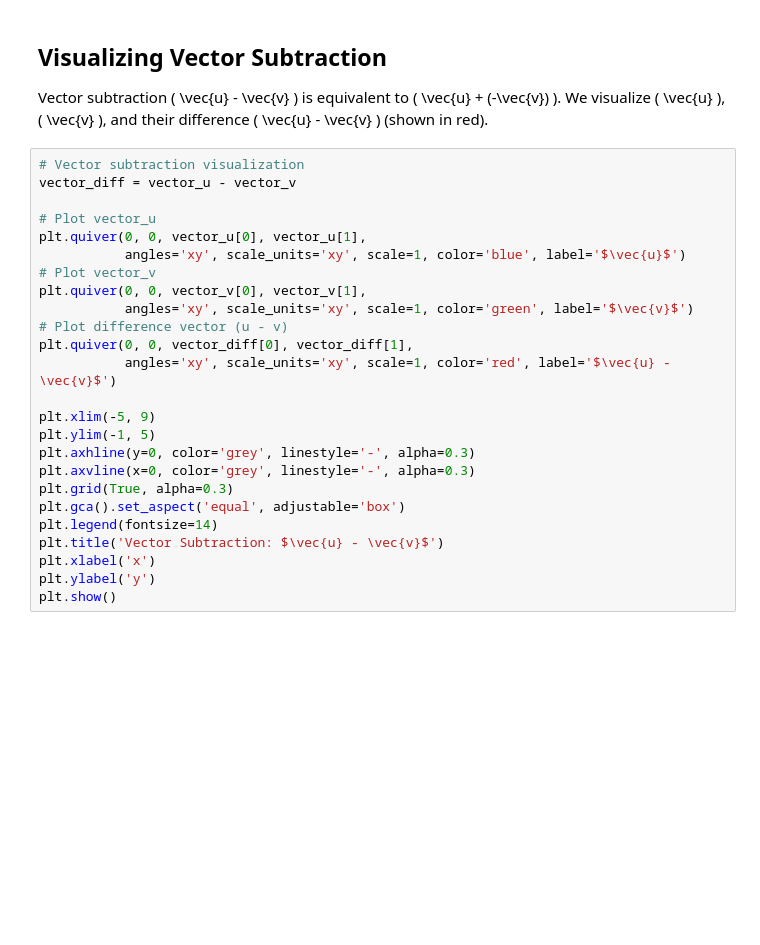
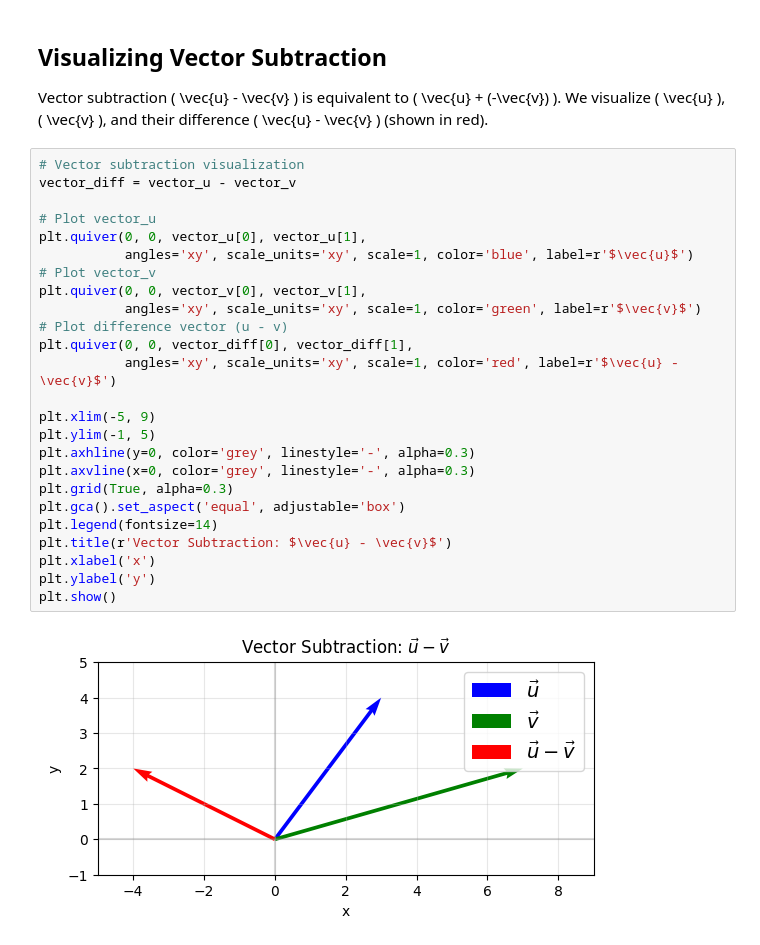
Before and after one commit to shahabnajmosadatypy/Machine-Learning-Mathematics, a Jupyter notebook: vector.ipynb, the cells around one changed output. Cells and saved outputs as stored; diff of their text form; blank space fills up the shorter version.

```diff
--- a/vector.ipynb
+++ b/vector.ipynb
@@ -192,25 +233,27 @@ We visualize \( \vec{u} \), \( \vec{v} \), and their difference \( \vec{u} - \ve
 # %%
 # Vector subtraction visualization
 vector_diff = vector_u - vector_v
 
 # Plot vector_u
 plt.quiver(0, 0, vector_u[0], vector_u[1],
-           angles='xy', scale_units='xy', scale=1, color='blue', label='$\vec{u}$')
+           angles='xy', scale_units='xy', scale=1, color='blue', label=r'$\vec{u}$')
 # Plot vector_v
 plt.quiver(0, 0, vector_v[0], vector_v[1],
-           angles='xy', scale_units='xy', scale=1, color='green', label='$\vec{v}$')
+           angles='xy', scale_units='xy', scale=1, color='green', label=r'$\vec{v}$')
 # Plot difference vector (u - v)
 plt.quiver(0, 0, vector_diff[0], vector_diff[1],
-           angles='xy', scale_units='xy', scale=1, color='red', label='$\vec{u} - \vec{v}$')
+           angles='xy', scale_units='xy', scale=1, color='red', label=r'$\vec{u} - \vec{v}$')
 
 plt.xlim(-5, 9)
 plt.ylim(-1, 5)
 plt.axhline(y=0, color='grey', linestyle='-', alpha=0.3)
 plt.axvline(x=0, color='grey', linestyle='-', alpha=0.3)
 plt.grid(True, alpha=0.3)
 plt.gca().set_aspect('equal', adjustable='box')
 plt.legend(fontsize=14)
-plt.title('Vector Subtraction: $\vec{u} - \vec{v}$')
+plt.title(r'Vector Subtraction: $\vec{u} - \vec{v}$')
 plt.xlabel('x')
 plt.ylabel('y')
 plt.show()
+# %% [output]
+[figure, added]
```
Also changed, not shown: parts of 18 cells of this notebook.
